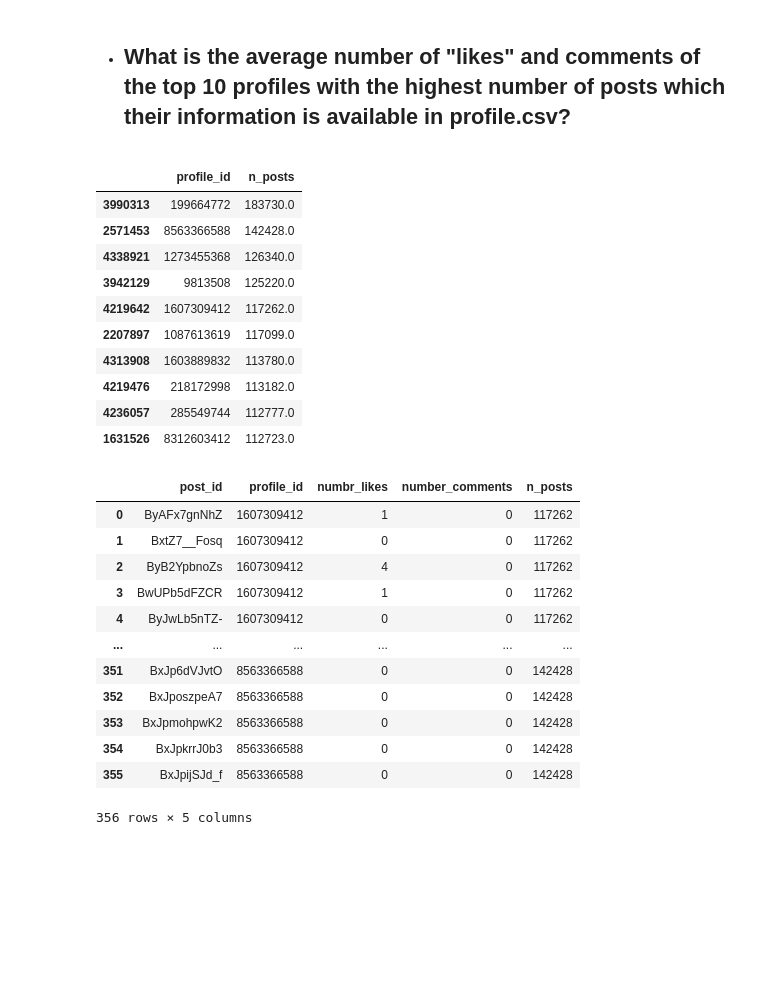
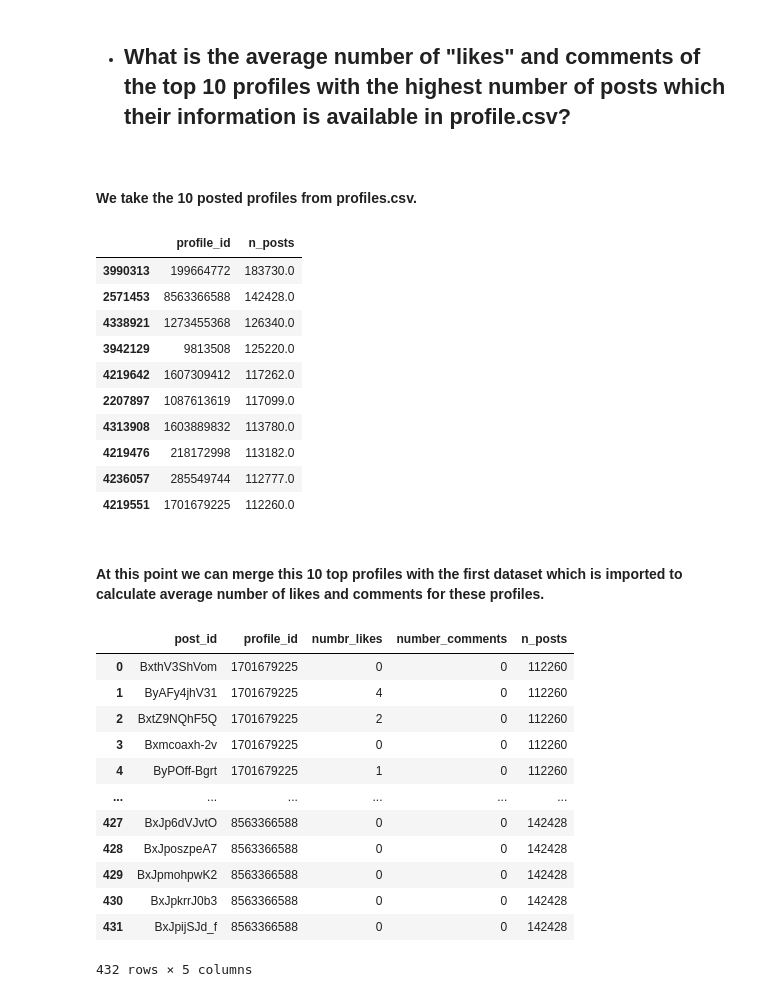
Before and after one commit to jonasbarth/adm-2022-hw-2, a Jupyter notebook: RQ4.ipynb, the cells around one changed output. Drawn from its saved outputs; the diff is of its cells as text; code cells hidden in the pictures; blank space fills up the shorter version.

```diff
--- a/RQ4.ipynb
+++ b/RQ4.ipynb
@@ -26,0 +15,4 @@ prof_data
+# %%
+prof_data = prof_data.dropna()
+prof_data[['profile_id', 'numbr_likes', 'number_comments']] = prof_data[['profile_id', 'numbr_likes', 'number_comments']].values.astype('int64')
+prof_data
@@ -43,4 +51 @@ prof_post
 40126905 rows × 2 columns
-# %%
-prof_post['profile_id'] = prof_post['profile_id'].astype('int64')
-prof_post
@@ -108,3 +98,6 @@ prof_data1
 | 4509581 | 1418322351 | 497.0 |
 | 4509584 | 23389895 | 183.0 |
 3447698 rows × 2 columns
+# %%
+prof_data1 = prof_data1[prof_data1['profile_id'].isin(prof_post['profile_id'])]
+prof_data1
@@ -152,40 +148,43 @@ f2(2)
 | 24980077 | 8563366588 | BxJpijSJd_f |
 # %% [markdown]
 - ## What is the average number of "likes" and comments of the top 10 profiles with the highest number of posts which their information is available in profile.csv?
+# %% [markdown]
+#### We take the 10 posted profiles from profiles.csv.
 # %%
-top_profile = prof_data1.sort_values("n_posts", ascending=False)
-top_profiles = top_profile.head(10)
+top_profiles = prof_data1.sort_values("n_posts", ascending=False).head(10)
 top_profiles
 # %% [output]
 |  | profile_id | n_posts |
 | 3990313 | 199664772 | 183730.0 |
 | 2571453 | 8563366588 | 142428.0 |
 | 4338921 | 1273455368 | 126340.0 |
 | 3942129 | 9813508 | 125220.0 |
 | 4219642 | 1607309412 | 117262.0 |
 | 2207897 | 1087613619 | 117099.0 |
 | 4313908 | 1603889832 | 113780.0 |
 | 4219476 | 218172998 | 113182.0 |
 | 4236057 | 285549744 | 112777.0 |
-| 1631526 | 8312603412 | 112723.0 |
+| 4219551 | 1701679225 | 112260.0 |
+# %% [markdown]
+#### At this point we can merge this 10 top profiles with the first dataset which is imported to calculate average number of likes and comments for these profiles.
 # %%
 ten_prof_post = prof_data.merge(top_profiles, on="profile_id")
 ten_prof_post[['profile_id', 'numbr_likes', 'number_comments', 'n_posts']] = ten_prof_post[['profile_id', 'numbr_likes', 'number_comments', 'n_posts']].astype('int64')
 ten_prof_post
 # %% [output]
 |  | post_id | profile_id | numbr_likes | number_comments | n_posts |
-| 0 | ByAFx7gnNhZ | 1607309412 | 1 | 0 | 117262 |
-| 1 | BxtZ7__Fosq | 1607309412 | 0 | 0 | 117262 |
-| 2 | ByB2YpbnoZs | 1607309412 | 4 | 0 | 117262 |
-| 3 | BwUPb5dFZCR | 1607309412 | 1 | 0 | 117262 |
-| 4 | ByJwLb5nTZ- | 1607309412 | 0 | 0 | 117262 |
+| 0 | BxthV3ShVom | 1701679225 | 0 | 0 | 112260 |
+| 1 | ByAFy4jhV31 | 1701679225 | 4 | 0 | 112260 |
+| 2 | BxtZ9NQhF5Q | 1701679225 | 2 | 0 | 112260 |
+| 3 | Bxmcoaxh-2v | 1701679225 | 0 | 0 | 112260 |
+| 4 | ByPOff-Bgrt | 1701679225 | 1 | 0 | 112260 |
 | ... | ... | ... | ... | ... | ... |
-| 351 | BxJp6dVJvtO | 8563366588 | 0 | 0 | 142428 |
-| 352 | BxJposzpeA7 | 8563366588 | 0 | 0 | 142428 |
-| 353 | BxJpmohpwK2 | 8563366588 | 0 | 0 | 142428 |
-| 354 | BxJpkrrJ0b3 | 8563366588 | 0 | 0 | 142428 |
-| 355 | BxJpijSJd_f | 8563366588 | 0 | 0 | 142428 |
+| 427 | BxJp6dVJvtO | 8563366588 | 0 | 0 | 142428 |
+| 428 | BxJposzpeA7 | 8563366588 | 0 | 0 | 142428 |
+| 429 | BxJpmohpwK2 | 8563366588 | 0 | 0 | 142428 |
+| 430 | BxJpkrrJ0b3 | 8563366588 | 0 | 0 | 142428 |
+| 431 | BxJpijSJd_f | 8563366588 | 0 | 0 | 142428 |
-356 rows × 5 columns
+432 rows × 5 columns
 # %%
 ten_prof_post = ten_prof_post.sort_values("n_posts", ascending=False)
 ten_prof_post
```
Also changed, not shown: parts of 42 cells of this notebook.
